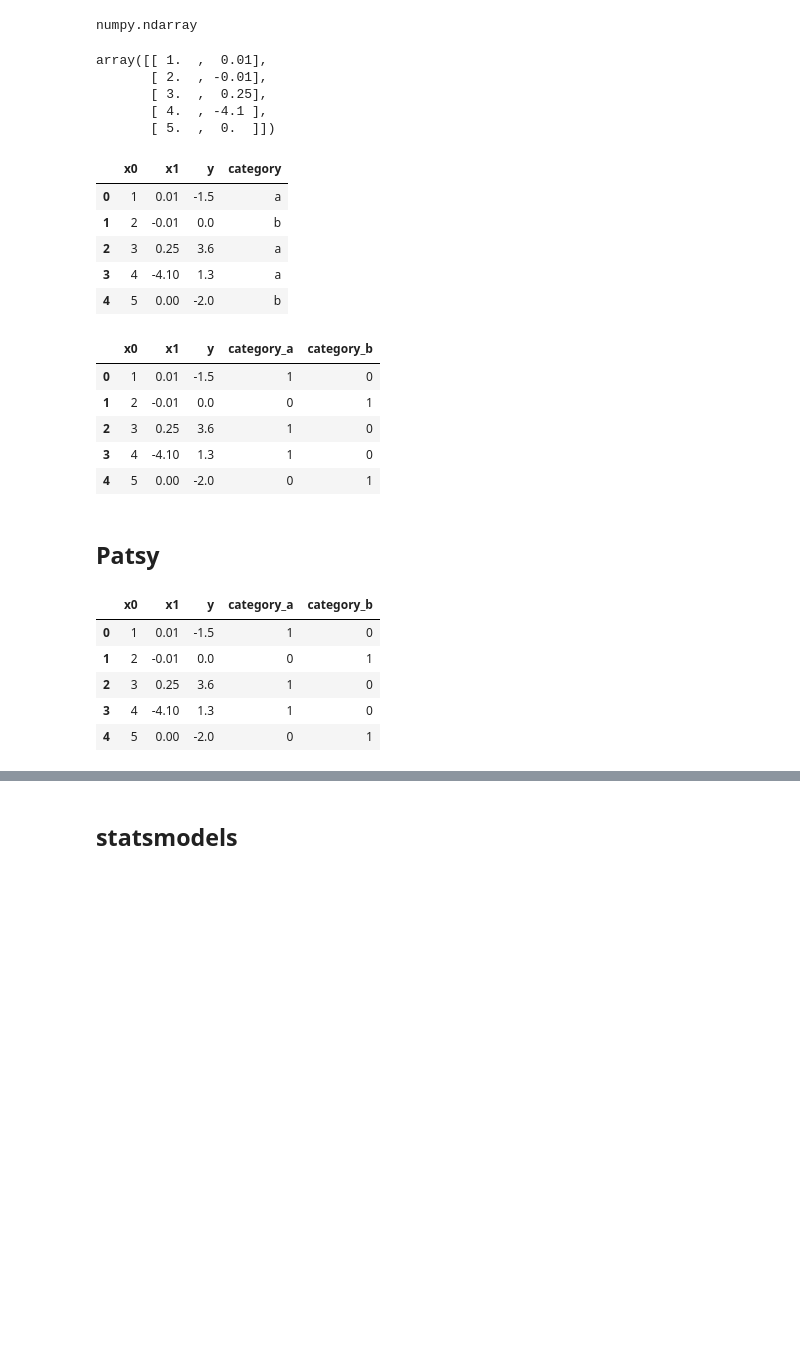
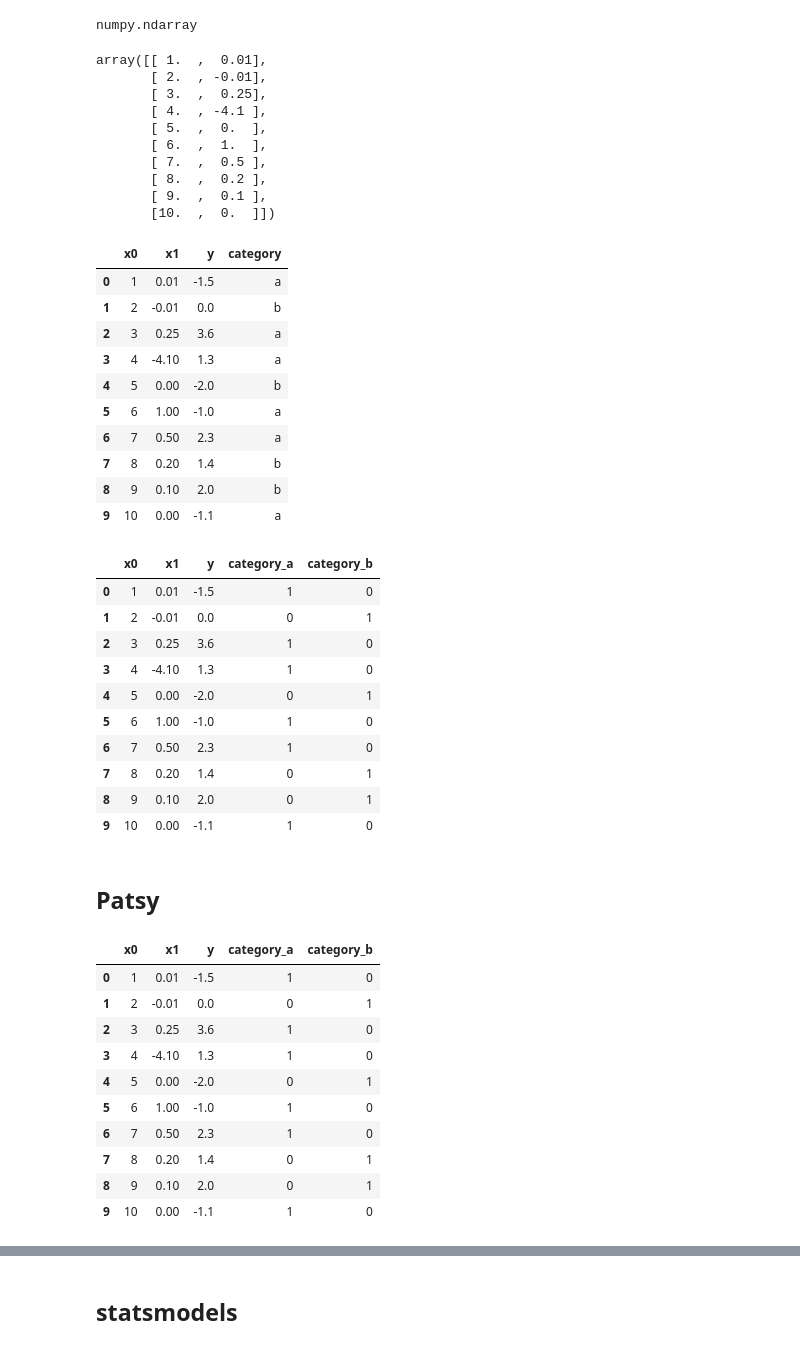
Before and after one commit to boyuan-li/BL-data-processing, a Jupyter notebook: Pandas.ipynb, the cells around one changed output, grey strips where cells are left out. Saved outputs shown, nothing was run; the diff lists cells and outputs as text; code cells hidden in the pictures; blank space fills up the shorter version.

```diff
--- a/Pandas.ipynb
+++ b/Pandas.ipynb
@@ -4,9 +4,10 @@
 import pandas as pd
 import numpy as np
 import warnings
+import matplotlib.pyplot as plt
 
 pd.options.display.max_rows = 50
-pd.options.display.max_columns = 10
+pd.options.display.max_columns = None
 
 warnings.filterwarnings("ignore")
 # %% [markdown]
@@ -3939,10 +3992,10 @@ sns.catplot(data = df, x = 'B', y = 'D', hue = 'C', col = 'A', kind = 'bar')
 # %% [markdown]
 ## pandas
 # %%
-df = pd.DataFrame({'x0':[1,2,3,4,5],
-                   'x1':[0.01,-0.01,0.25,-4.1,0],
-                   'y':[-1.5,0,3.6,1.3,-2],
-                   'category':['a','b','a','a','b']})
+df = pd.DataFrame({'x0':[1,2,3,4,5,6,7,8,9,10],
+                   'x1':[0.01,-0.01,0.25,-4.1,0,1,0.5,0.2,0.1,0],
+                   'y':[-1.5,0,3.6,1.3,-2,-1,2.3,1.4,2,-1.1],
+                   'category':['a','b','a','a','b','a','a','b','b','a']})
 df
 # %% [output]
 |  | x0 | x1 | y | category |
@@ -3970,18 +4033,28 @@ array([[ 1.  ,  0.01],
        [ 2.  , -0.01],
        [ 3.  ,  0.25],
        [ 4.  , -4.1 ],
-       [ 5.  ,  0.  ]])
+       [ 5.  ,  0.  ],
+       [ 6.  ,  1.  ],
+       [ 7.  ,  0.5 ],
+       [ 8.  ,  0.2 ],
+       [ 9.  ,  0.1 ],
+       [10.  ,  0.  ]])
 # %%
-df['category'] = pd.Categorical(values = ['a','b','a','a','b'],
+df['category'] = pd.Categorical(values = ['a','b','a','a','b','a','a','b','b','a'],
                                 categories = ['a','b'])
 df
 # %% [output]
 |  | x0 | x1 | y | category |
 | 0 | 1 | 0.01 | -1.5 | a |
 | 1 | 2 | -0.01 | 0.0 | b |
 | 2 | 3 | 0.25 | 3.6 | a |
 | 3 | 4 | -4.10 | 1.3 | a |
 | 4 | 5 | 0.00 | -2.0 | b |
+| 5 | 6 | 1.00 | -1.0 | a |
+| 6 | 7 | 0.50 | 2.3 | a |
+| 7 | 8 | 0.20 | 1.4 | b |
+| 8 | 9 | 0.10 | 2.0 | b |
+| 9 | 10 | 0.00 | -1.1 | a |
 # %%
 dummies = pd.get_dummies(df.category, prefix = 'category')
 df = df.drop('category', axis = 1).join(dummies)
@@ -3993,6 +4066,11 @@ df
 | 2 | 3 | 0.25 | 3.6 | 1 | 0 |
 | 3 | 4 | -4.10 | 1.3 | 1 | 0 |
 | 4 | 5 | 0.00 | -2.0 | 0 | 1 |
+| 5 | 6 | 1.00 | -1.0 | 1 | 0 |
+| 6 | 7 | 0.50 | 2.3 | 1 | 0 |
+| 7 | 8 | 0.20 | 1.4 | 0 | 1 |
+| 8 | 9 | 0.10 | 2.0 | 0 | 1 |
+| 9 | 10 | 0.00 | -1.1 | 1 | 0 |
 # %% [markdown]
 ## Patsy
 # %%
@@ -4006,6 +4084,11 @@ df
 | 2 | 3 | 0.25 | 3.6 | 1 | 0 |
 | 3 | 4 | -4.10 | 1.3 | 1 | 0 |
 | 4 | 5 | 0.00 | -2.0 | 0 | 1 |
+| 5 | 6 | 1.00 | -1.0 | 1 | 0 |
+| 6 | 7 | 0.50 | 2.3 | 1 | 0 |
+| 7 | 8 | 0.20 | 1.4 | 0 | 1 |
+| 8 | 9 | 0.10 | 2.0 | 0 | 1 |
+| 9 | 10 | 0.00 | -1.1 | 1 | 0 |
 # %%
 y, X = patsy.dmatrices('y ~ x0 + x1', data = df)
 # %%
```
Also changed, not shown: parts of 142 cells of this notebook.
